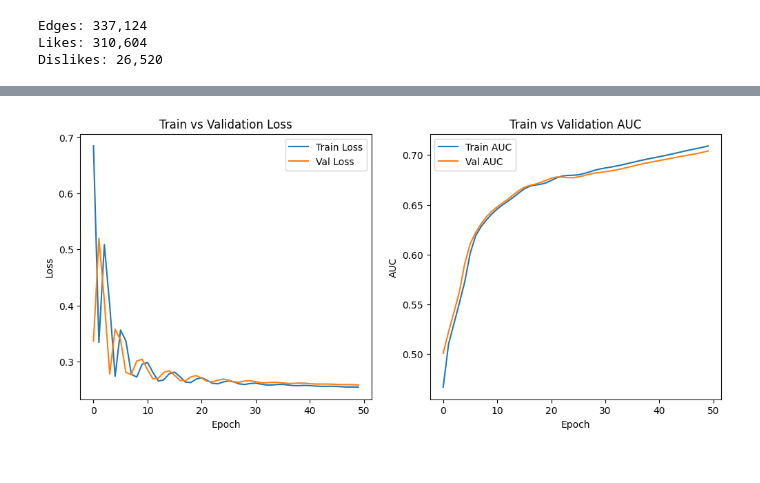
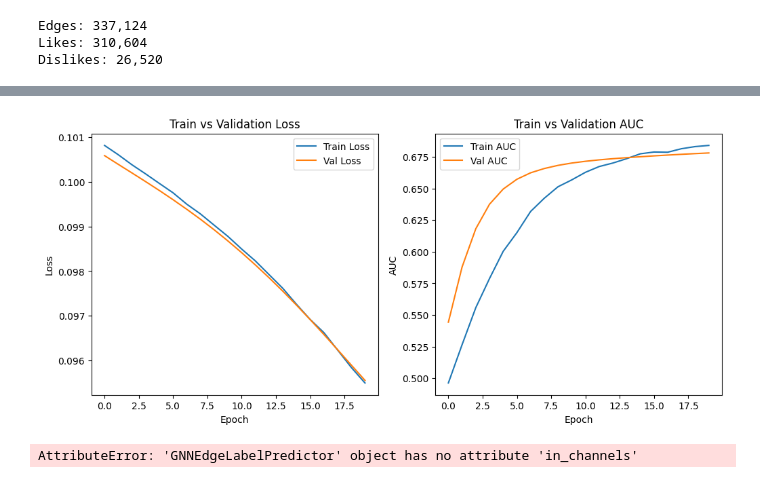
Before and after one commit to Inthushan23/Restaurants-Recommender, a Jupyter notebook: gnn.ipynb, the cells around one changed output, grey strips where cells are left out. Cells and saved outputs as stored; diff of their text form; code cells hidden in the pictures.

Commit message:
ADD trained model and Load/Save methods

```diff
--- a/gnn.ipynb
+++ b/gnn.ipynb
@@ -109,8 +109,12 @@ def top_k_categories(k: int):
     cats = [cat for cat, _ in Counter(all_categories).most_common(k)]
     return cats
 
-top_20_categories = top_k_categories(20)
-for cat in top_20_categories:
+top_k_categories = top_k_categories(50)
+rmv_list = ['Food', 'Event Planning & Services', 'Venues & Event Spaces', 'Restaurants']
+
+top_k_categories = [i for i in top_k_categories if i not in rmv_list]
+
+for cat in top_k_categories:
     subset_restaurants[f'cat_{cat}'] = subset_restaurants['categories'].apply(lambda x: 1.0 if isinstance(x, str) and cat in x else 0.0)
 
 # Attributs booléens
@@ -159,7 +163,7 @@ for attr, values in categorical_attrs.items():
 # Compiler toutes les features restaurants
 restaurant_features_cols = (
     ['stars_norm', 'review_count_log', 'price_norm'] +
-    [f'cat_{cat}' for cat in top_20_categories] +
+    [f'cat_{cat}' for cat in top_k_categories] +
     [f'{attr}_bool' for attr in boolean_attrs if attr in subset_restaurants.columns] +
     [f'{attr}_{val}' for attr, values in categorical_attrs.items()
      for val in values if attr in subset_restaurants.columns]
@@ -680,11 +695,11 @@ model_linkpred = GNNLinkPredictor(
     out_channels=64
 ).to(device)
 
-optimizer = torch.optim.Adam(model_linkpred.parameters(), lr=0.01, weight_decay=5e-4)
+optimizer = torch.optim.Adam(model_linkpred.parameters(), lr=0.005, weight_decay=5e-3)
 criterion = nn.BCEWithLogitsLoss()
 
 
-num_epochs = 50
+num_epochs = 40
 
 # Stockage des metrics
 train_losses, val_losses = [], []
@@ -947,18 +1095,37 @@ train_losses, val_losses = [], []
 train_aucs, val_aucs = [], []
 train_accs, val_accs = [], []
 
+pos = train_edge_label.sum().item()
+neg = len(train_edge_label) - pos
+pos_weight = neg / pos
+print("pos_weight =", pos_weight)
+
 model_labelpred = GNNEdgeLabelPredictor(
     in_channels=graph_with_labels.x.size(1),
-    hidden_channels=128,
-    out_channels=64
+    hidden_channels=512,
+    out_channels=256
 ).to(device)
 
-optimizer = optim.Adam(model_labelpred.parameters(), lr=0.01, weight_decay=5e-4)
-criterion = nn.BCEWithLogitsLoss()
-num_epochs = 50
+criterion = nn.BCEWithLogitsLoss(pos_weight=torch.tensor([pos_weight], device=device))
+optimizer = torch.optim.Adam(model_labelpred.parameters(), lr=0.0001)
+scheduler = torch.optim.lr_scheduler.ReduceLROnPlateau(
+    optimizer, mode='max', factor=0.0001, patience=5
+)
+
+num_epochs = 20
 
 x = graph_with_labels.x.to(device)
+# Vérifier qu'il n'y a pas de fuite
+train_edges_set = set(map(tuple, train_edge_index.t().tolist()))
+val_edges_set = set(map(tuple, val_edge_index.t().tolist()))
+overlap = train_edges_set & val_edges_set
 
+print(f"Edges in train: {len(train_edges_set)}")
+print(f"Edges in val: {len(val_edges_set)}")
+print(f"Overlap: {len(overlap)}")
+
+if len(overlap) > 0:
+    print("ATTENTION: Fuite de données train/val !")
 for epoch in range(num_epochs):
     model_labelpred.train()
     optimizer.zero_grad()
@@ -986,14 +1153,13 @@ for epoch in range(num_epochs):
         val_aucs.append(roc_auc_score(val_true, val_probs))
         val_accs.append(((val_probs > 0.5) == val_true).mean())
 
-    if epoch % 5 == 0:
+
         print(f"Epoch {epoch:03d} | Train Loss: {loss:.4f} | Val Loss: {val_loss:.4f} | "
               f"AUC Train: {train_aucs[-1]:.4f} | AUC Val: {val_aucs[-1]:.4f} | "
               f"Train Acc: {train_accs[-1]:.4f} | Val Acc: {val_accs[-1]:.4f}")
+        scheduler.step(val_aucs[-1])
 
 
-
-import matplotlib.pyplot as plt
 
 plt.figure(figsize=(12,5))
 
@@ -1028,2 +1201,6 @@ Epoch 045 | Train Loss: 0.2561 | Val Loss: 0.2596 | AUC Train: 0.7043 | AUC Val:
-[figure, old version]
+[figure, new version]
+# %%
+model_labelpred.save("label_pred.pth")
+# %% [output]
+AttributeError: 'GNNEdgeLabelPredictor' object has no attribute 'in_channels'
 # %%
```
Also changed, not shown: parts of 10 cells of this notebook, 2 other files.
